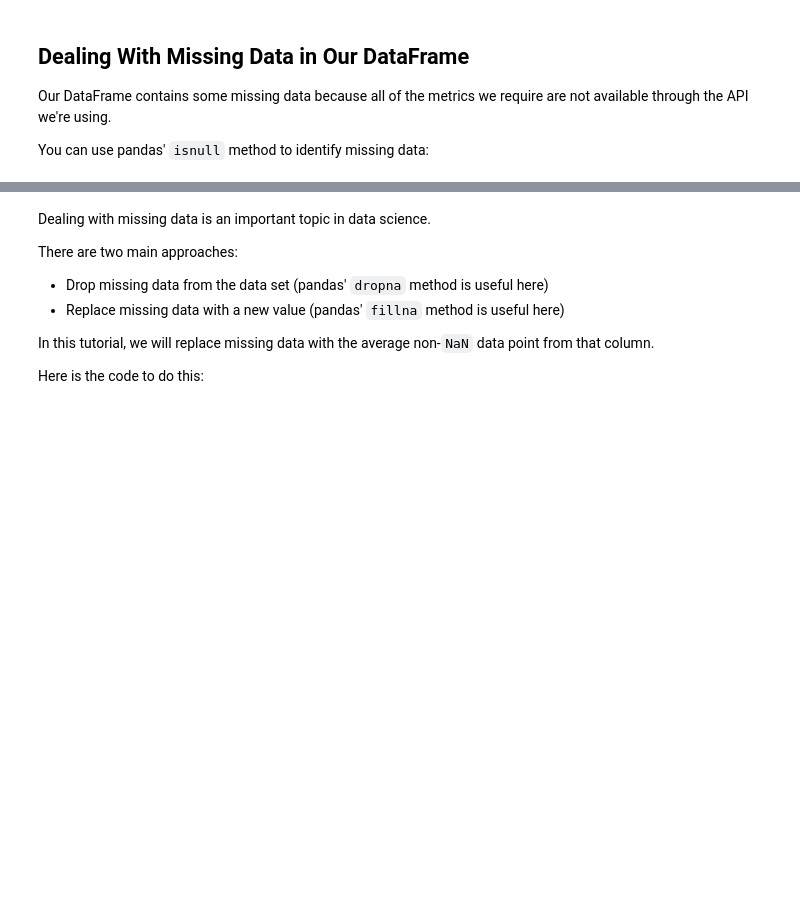
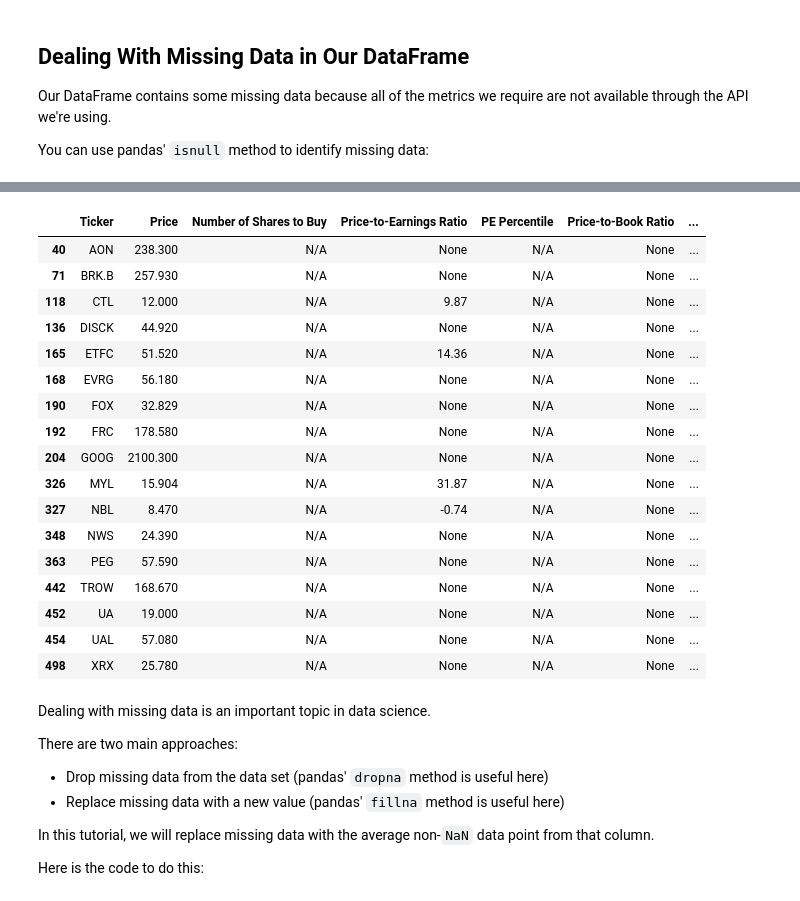
Before and after one commit to i0nathan/algorithmic-trading-python, a Jupyter notebook: starter_files/003_quantitative_value_strategy.ipynb, the cells around one changed output, grey strips where cells are left out. Saved outputs shown, nothing was run; the diff lists cells and outputs as text; code cells hidden in the pictures; blank space fills up the shorter version.

```diff
--- a/starter_files/003_quantitative_value_strategy.ipynb
+++ b/starter_files/003_quantitative_value_strategy.ipynb
@@ -312,3 +309,24 @@ You can use pandas' `isnull` method to identify missing data:
+# %%
+rv_dataframe[rv_dataframe.isnull().any(axis=1)]
+# %% [output]
+|  | Ticker | Price | Number of Shares to Buy | Price-to-Earnings Ratio | PE Percentile | Price-to-Book Ratio | ... |
+| 40 | AON | 238.300 | N/A | None | N/A | None | ... |
+| 71 | BRK.B | 257.930 | N/A | None | N/A | None | ... |
+| 118 | CTL | 12.000 | N/A | 9.87 | N/A | None | ... |
+| 136 | DISCK | 44.920 | N/A | None | N/A | None | ... |
+| 165 | ETFC | 51.520 | N/A | 14.36 | N/A | None | ... |
+| 168 | EVRG | 56.180 | N/A | None | N/A | None | ... |
+| 190 | FOX | 32.829 | N/A | None | N/A | None | ... |
+| 192 | FRC | 178.580 | N/A | None | N/A | None | ... |
+| 204 | GOOG | 2100.300 | N/A | None | N/A | None | ... |
+| 326 | MYL | 15.904 | N/A | 31.87 | N/A | None | ... |
+| 327 | NBL | 8.470 | N/A | -0.74 | N/A | None | ... |
+| 348 | NWS | 24.390 | N/A | None | N/A | None | ... |
+| 363 | PEG | 57.590 | N/A | None | N/A | None | ... |
+| 442 | TROW | 168.670 | N/A | None | N/A | None | ... |
+| 452 | UA | 19.000 | N/A | None | N/A | None | ... |
+| 454 | UAL | 57.080 | N/A | None | N/A | None | ... |
+| 498 | XRX | 25.780 | N/A | None | N/A | None | ... |
 # %% [markdown]
 Dealing with missing data is an important topic in data science.
 
```
Also changed, not shown: parts of 15 cells of this notebook.
